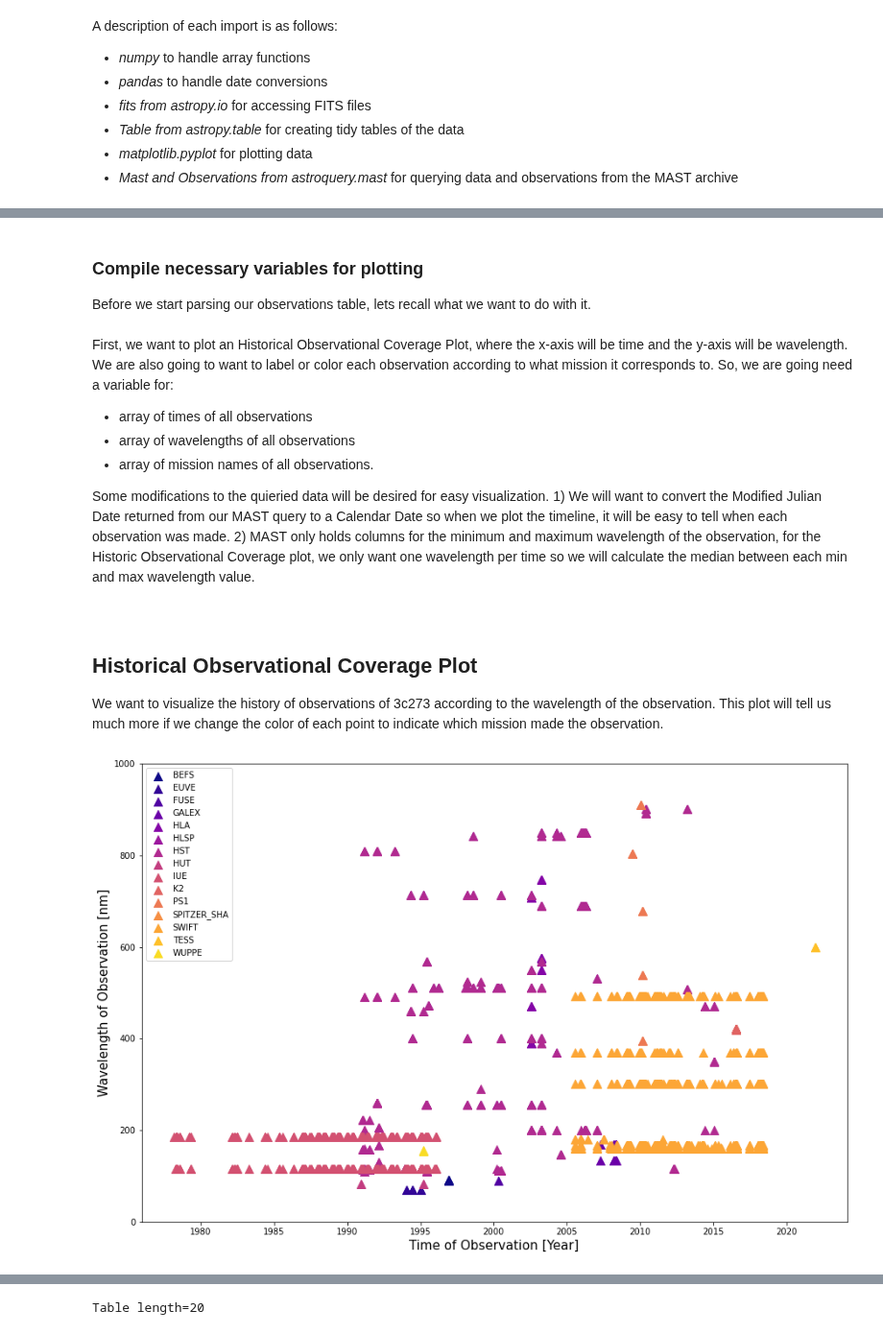
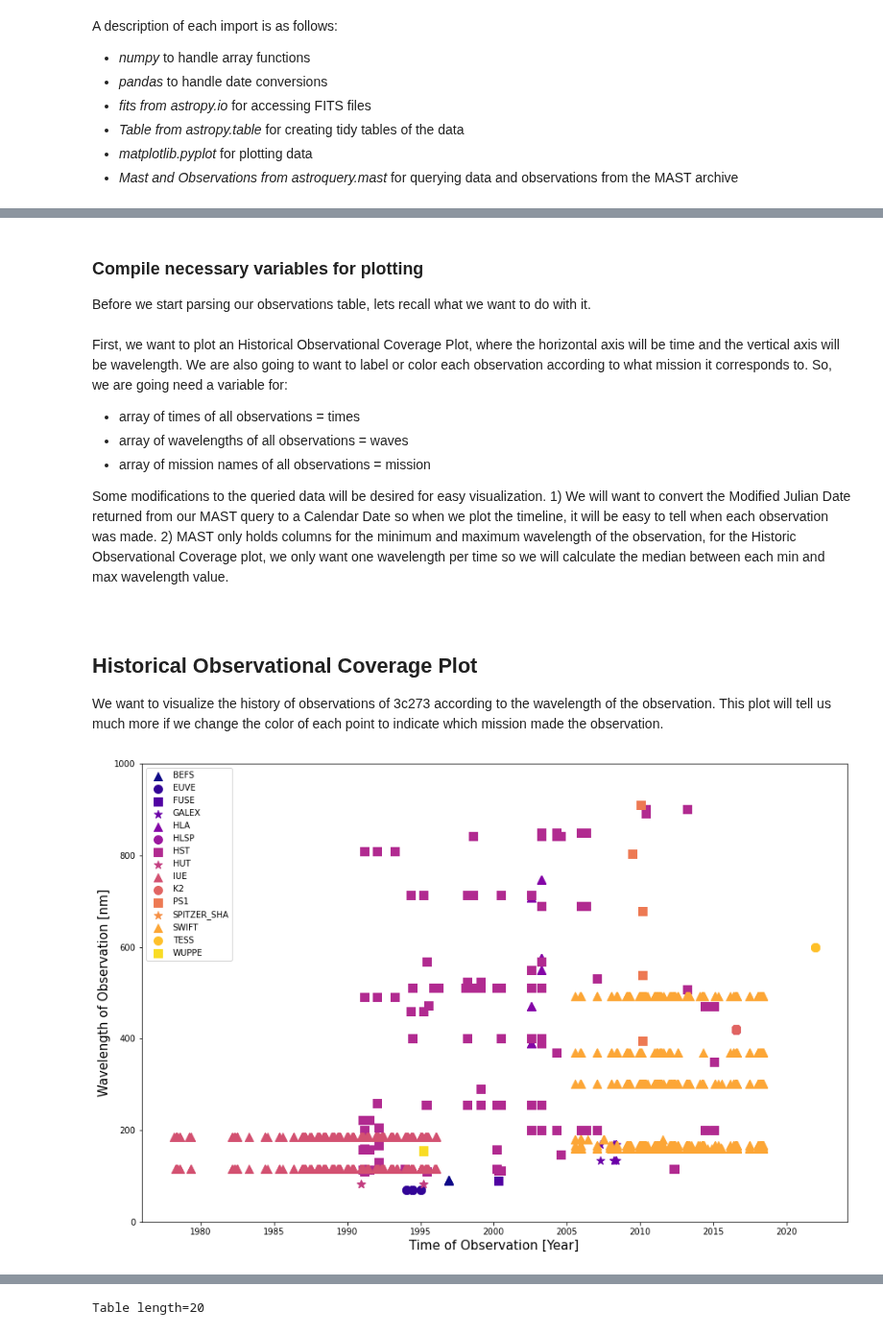
Before and after one commit to ScienceBetter/notebooks-stsci, a Jupyter notebook: notebooks/MAST/plotting_quasar_observations/plotting_quasar_observations.ipynb, the cells around one changed output, grey strips where cells are left out. Shown at 96% size. Cells and saved outputs as stored; diff of their text form; code cells hidden in the pictures.

```diff
--- a/notebooks/MAST/plotting_quasar_observations/plotting_quasar_observations.ipynb
+++ b/notebooks/MAST/plotting_quasar_observations/plotting_quasar_observations.ipynb
@@ -65,12 +62,12 @@ Table masked=True length=10
 ### Compile necessary variables for plotting
 Before we start parsing our observations table, lets recall what we want to do with it. <br>
 <br>
-First, we want to plot an Historical Observational Coverage Plot, where the x-axis will be time and the y-axis will be wavelength. We are also going to want to label or color each observation according to what mission it corresponds to. So, we are going need a variable for:
-* array of times of all observations
-* array of wavelengths of all observations
-* array of mission names of all observations. <br>
+First, we want to plot an Historical Observational Coverage Plot, where the horizontal axis will be time and the vertical axis will be wavelength. We are also going to want to label or color each observation according to what mission it corresponds to. So, we are going need a variable for:
+* array of times of all observations = times
+* array of wavelengths of all observations = waves
+* array of mission names of all observations = mission <br>
 
-Some modifications to the quieried data will be desired for easy visualization. 1) We will want to convert the Modified Julian Date returned from our MAST query to a Calendar Date so when we plot the timeline, it will be easy to tell when each observation was made. 2) MAST only holds columns for the minimum and maximum wavelength of the observation, for the Historic Observational Coverage plot, we only want one wavelength per time so we will calculate the median between each min and max wavelength value. <br>
+Some modifications to the queried data will be desired for easy visualization. 1) We will want to convert the Modified Julian Date returned from our MAST query to a Calendar Date so when we plot the timeline, it will be easy to tell when each observation was made. 2) MAST only holds columns for the minimum and maximum wavelength of the observation, for the Historic Observational Coverage plot, we only want one wavelength per time so we will calculate the median between each min and max wavelength value. <br>
 <br>
 # %%
 #Parse the observations table to get the Time data
@@ -113,34 +110,35 @@ We want to visualize the history of observations of 3c273 according to the wavel
 # %%
 #make plot axes
 fig = plt.figure()
 fig.set_size_inches(15,10)
 ax = fig.add_subplot()
 
 #get color for every unique mission name
 cm = plt.cm.get_cmap("plasma")
 num_colors = len(np.unique(mission))
 ax.set_prop_cycle(color = [cm(1.*i/num_colors) for i in range(num_colors)])
+marker = itertools.cycle(('^', 'o', 's','*'))
 
 #loop through the mission names
 for i in np.unique(mission):
     #filter times and wavelengths by mission name
     ind = np.where(mission == i)
     #plot it
-    ax.scatter(times[ind], waves[ind], label = i, s = 100, marker = "^")#, edgecolor = ecolor)
+    ax.scatter(times[ind], waves[ind], label = i, s = 100, marker = next(marker))#, edgecolor = ecolor)
 
 # plt.plot(times, wavelengths)
 
 #place the legend
 plt.legend()
 #set the limits of the y-axis
 plt.ylim(10**-9,10**3)
 # set the label of the x and y axes
 plt.xlabel("Time of Observation [Year]", fontsize = 15)
 plt.ylabel("Wavelength of Observation [nm]", fontsize = 15)
 #show the plot
 plt.show()
 # %% [output]
-[figure, old version]
+[figure, new version]
 # %% [markdown]
 ## Plot A Spectrum
 
```
Also changed, not shown: parts of 16 cells of this notebook.
